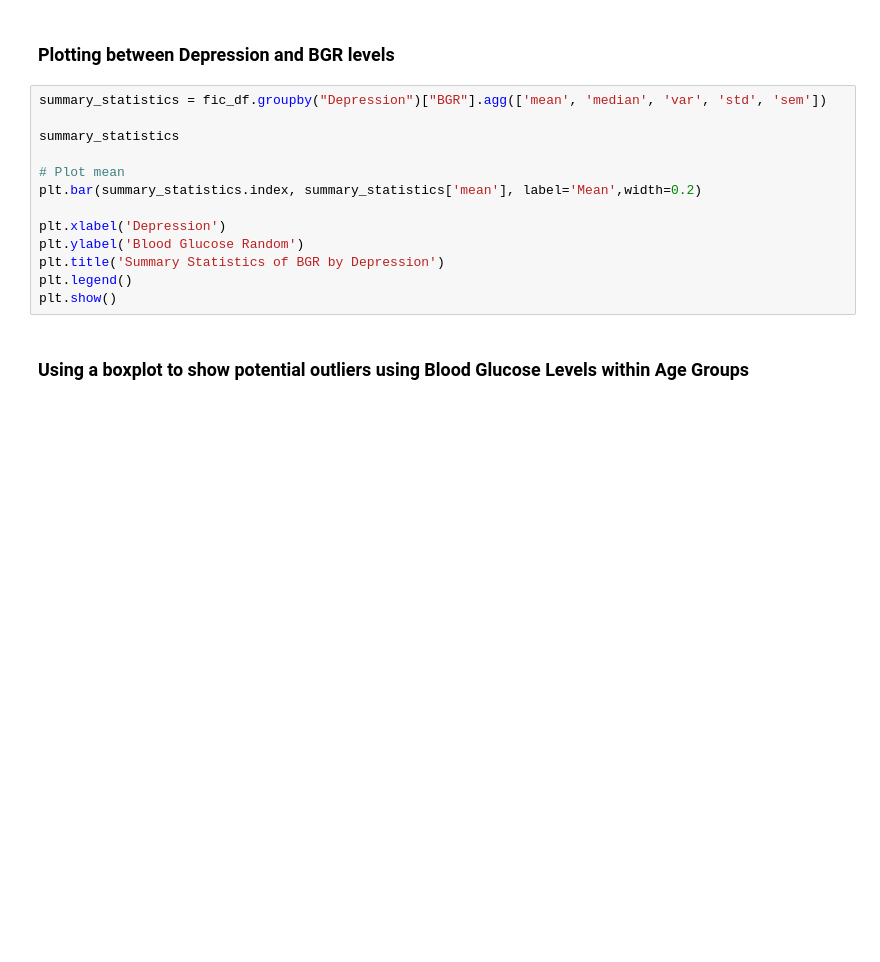
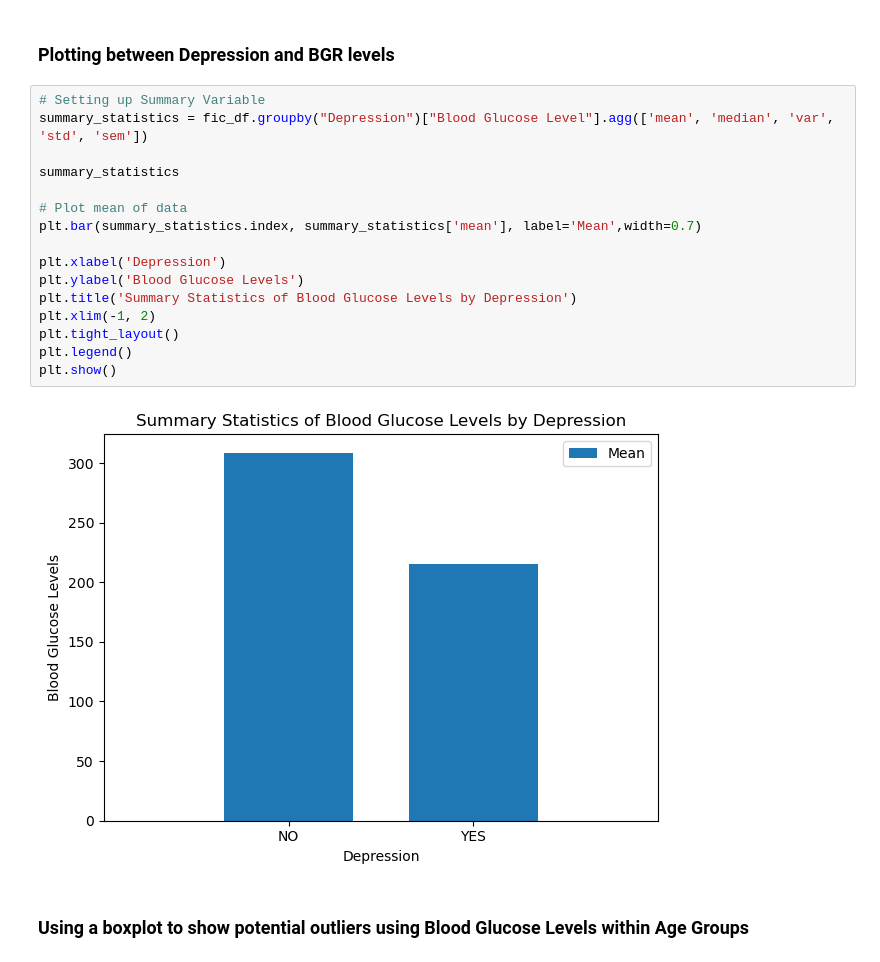
Before and after one commit to Vvlaid/Project-1, a Jupyter notebook: life_expectancy.ipynb, the cells around one changed output. Saved outputs shown, nothing was run; the diff lists cells and outputs as text; blank space fills up the shorter version.

```diff
--- a/life_expectancy.ipynb
+++ b/life_expectancy.ipynb
@@ -220,18 +323,23 @@ plt.show()
 # %% [markdown]
 ### Plotting  between Depression and BGR levels
 # %%
-summary_statistics = fic_df.groupby("Depression")["BGR"].agg(['mean', 'median', 'var', 'std', 'sem'])
+# Setting up Summary Variable
+summary_statistics = fic_df.groupby("Depression")["Blood Glucose Level"].agg(['mean', 'median', 'var', 'std', 'sem'])
 
 summary_statistics
 
-# Plot mean
-plt.bar(summary_statistics.index, summary_statistics['mean'], label='Mean',width=0.2)
+# Plot mean of data
+plt.bar(summary_statistics.index, summary_statistics['mean'], label='Mean',width=0.7)
 
 plt.xlabel('Depression')
-plt.ylabel('Blood Glucose Random')
-plt.title('Summary Statistics of BGR by Depression')
+plt.ylabel('Blood Glucose Levels')
+plt.title('Summary Statistics of Blood Glucose Levels by Depression')
+plt.xlim(-1, 2)
+plt.tight_layout()
 plt.legend()
 plt.show()
+# %% [output]
+[figure, added]
 # %% [markdown]
 ### Using a boxplot to show potential outliers using Blood Glucose Levels within Age Groups
 # %%
```
Also changed, not shown: parts of 27 cells of this notebook.
